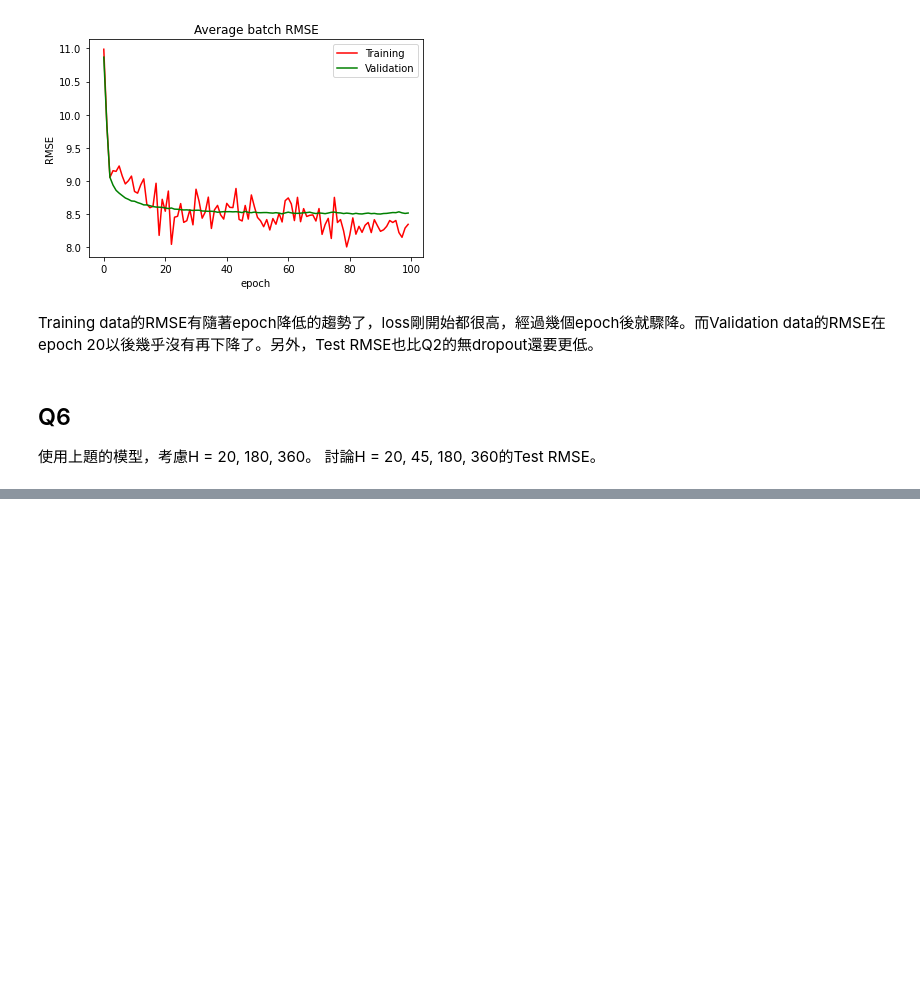
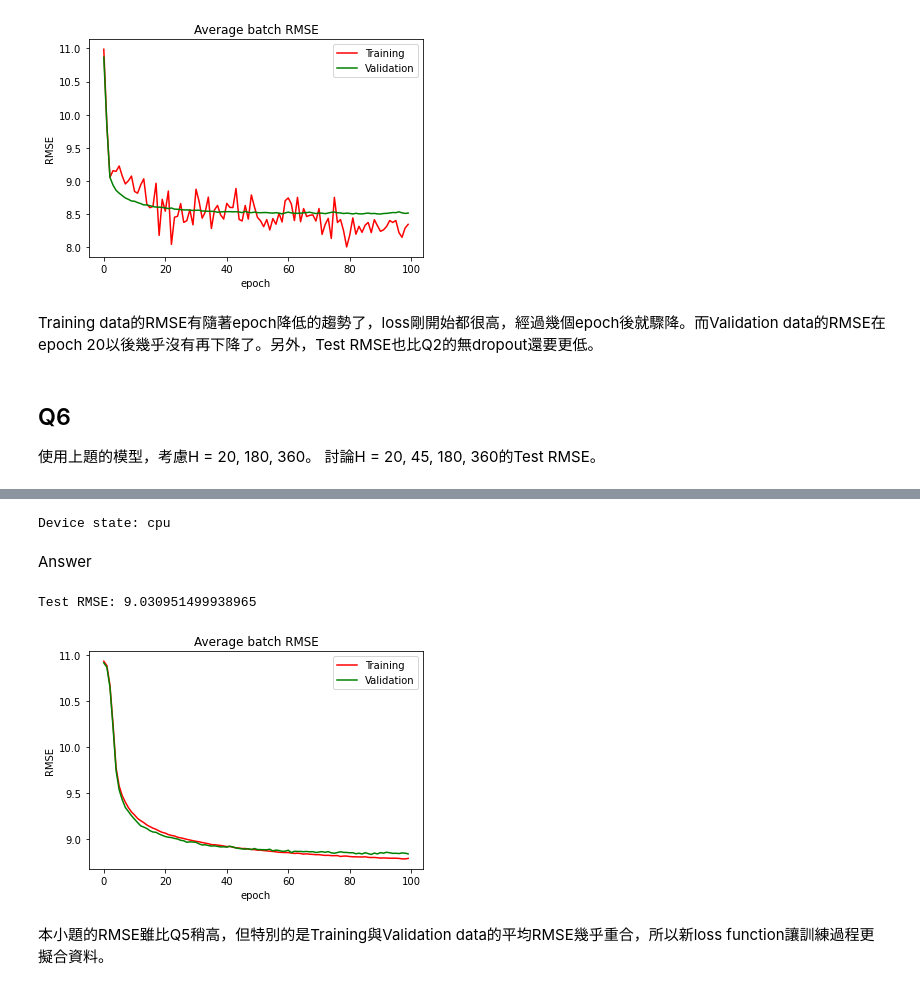
Before and after one commit to chiawen0104/sldl_hw, a Jupyter notebook: hw4/hw4.ipynb, the cells around one changed output, grey strips where cells are left out. Cells and saved outputs as stored; diff of their text form; code cells hidden in the pictures; blank space fills up the shorter version.

```diff
--- a/hw4/hw4.ipynb
+++ b/hw4/hw4.ipynb
@@ -548,0 +574,6 @@ for h in [20, 45, 180, 360]:
+# %%
+def validation(model, tensor_x_valid, y_valid):
+    model = model.to('cpu')
+    y_pred = model(tensor_x_valid).detach().numpy()
+    test_rmse = mean_squared_error(y_valid, y_pred, squared=False)
+    return test_rmse
@@ -548,0 +640,38 @@ for h in [20, 45, 180, 360]:
+# %%
+# GPU device
+device = 'cuda:0' if torch.cuda.is_available() else 'cpu'
+print('Device state:', device)
+
+# Settings
+torch.manual_seed(123) # set the seed
+epochs = 100
+batch_size = 1000
+learning_rate = 0.001
+loss_function1 = nn.MSELoss()
+loss_function2 = nn.L1Loss()
+mlp_drop = MLP_dropout(in_dim=X_train.shape[1], num_hidden=90, out_dim=1).to(device)
+optimizer = torch.optim.SGD(params=mlp_drop.parameters(), lr=learning_rate, momentum=0, weight_decay=0) # Stochastic Gradient Descent
+z = 0.5
+
+# Train
+model_drop7, valid_rmse_list7, train_rmse_list7 = train(device, mlp_drop, epochs, optimizer, loss_function1, loss_function2, train_loader, valid_loader, z)
+# %% [output]
+Device state: cpu
+# %% [markdown]
+Answer
+# %%
+predicted7, test_rmse7 = test(model_drop7, torch.Tensor(X_test), Y_test)
+print(f'Test RMSE: {test_rmse7}')
+
+plt.plot(train_rmse_list7, color='red', label='Training')
+plt.plot(valid_rmse_list7, color='green', label='Validation')
+plt.title('Average batch RMSE')
+plt.xlabel('epoch') # title of x-axis
+plt.ylabel('RMSE') # tile of y-axis
+plt.legend()
+plt.show()
+# %% [output]
+Test RMSE: 9.030951499938965
+[figure, added]
+# %% [markdown]
+本小題的RMSE雖比Q5稍高，但特別的是Training與Validation data的平均RMSE幾乎重合，所以新loss function讓訓練過程更擬合資料。
```
Also changed, not shown: parts of 11 cells of this notebook.
